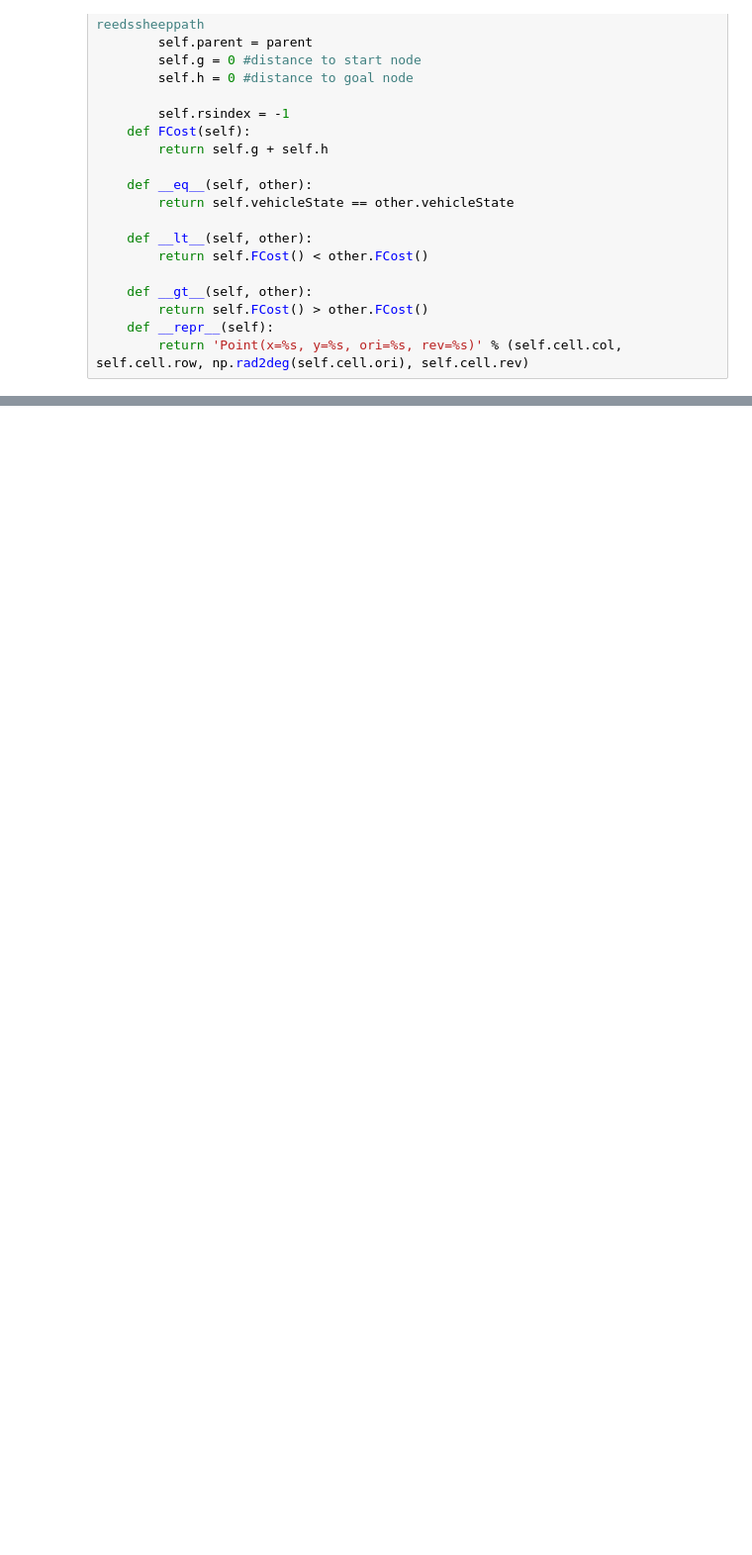
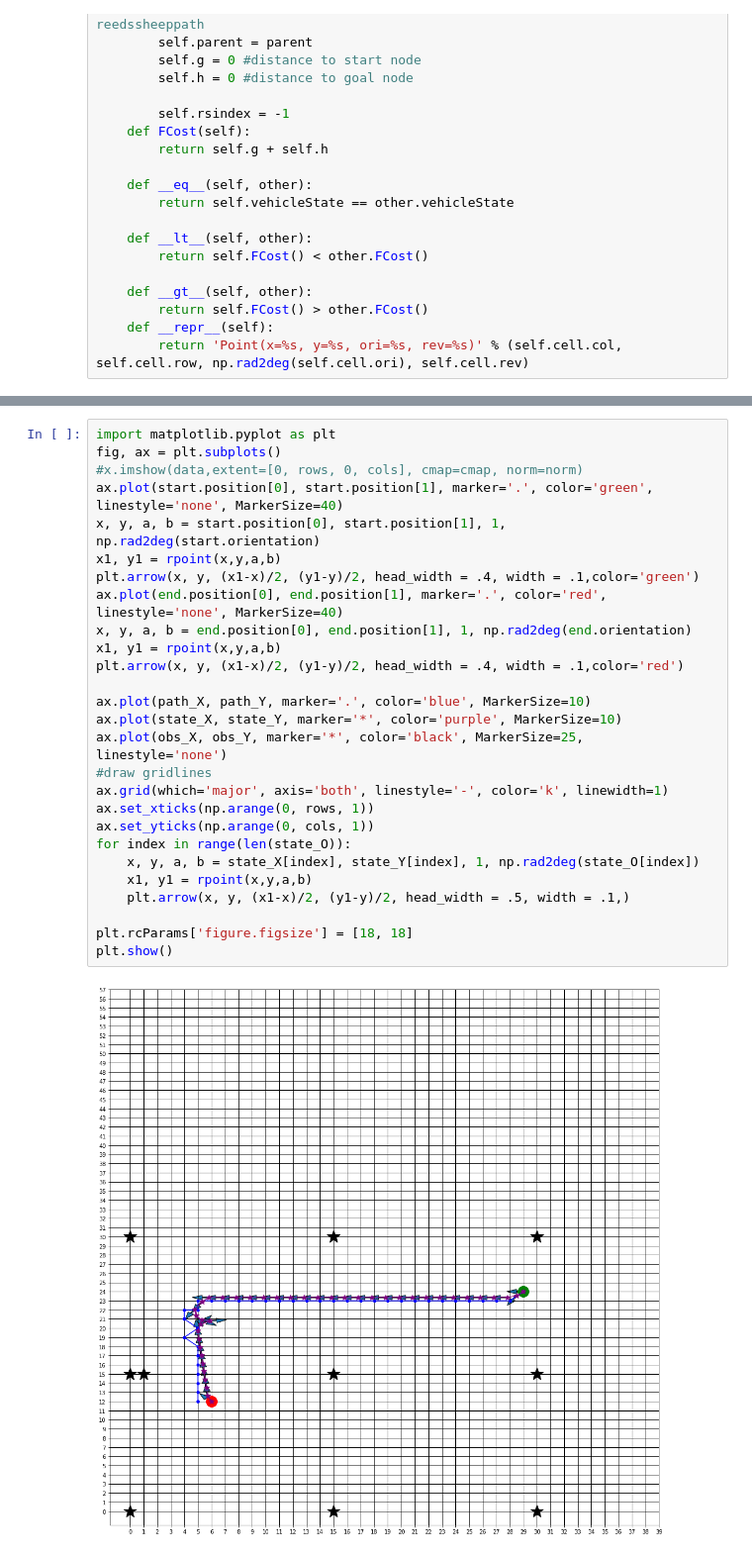
Before and after one commit to Globins/NeuralVroom, a Jupyter notebook: HybridAStar.ipynb, the cells around one changed output, grey strips where cells are left out. Shown at 99% size. Drawn from its saved outputs; the diff is of its cells as text; blank space fills up the shorter version.

```diff
--- a/HybridAStar.ipynb
+++ b/HybridAStar.ipynb
@@ -189,3 +189,32 @@ class HybridAStar:
 
         print("NO PATH FOUND")
         return self.GeneratePath(start_node)
+# %%
+import matplotlib.pyplot as plt
+fig, ax = plt.subplots()
+#x.imshow(data,extent=[0, rows, 0, cols], cmap=cmap, norm=norm)
+ax.plot(start.position[0], start.position[1], marker='.', color='green', linestyle='none', MarkerSize=40)
+x, y, a, b = start.position[0], start.position[1], 1, np.rad2deg(start.orientation)
+x1, y1 = rpoint(x,y,a,b)
+plt.arrow(x, y, (x1-x)/2, (y1-y)/2, head_width = .4, width = .1,color='green')
+ax.plot(end.position[0], end.position[1], marker='.', color='red', linestyle='none', MarkerSize=40)
+x, y, a, b = end.position[0], end.position[1], 1, np.rad2deg(end.orientation)
+x1, y1 = rpoint(x,y,a,b)
+plt.arrow(x, y, (x1-x)/2, (y1-y)/2, head_width = .4, width = .1,color='red')
+
+ax.plot(path_X, path_Y, marker='.', color='blue', MarkerSize=10)
+ax.plot(state_X, state_Y, marker='*', color='purple', MarkerSize=10)
+ax.plot(obs_X, obs_Y, marker='*', color='black', MarkerSize=25, linestyle='none')
+#draw gridlines
+ax.grid(which='major', axis='both', linestyle='-', color='k', linewidth=1)
+ax.set_xticks(np.arange(0, rows, 1))
+ax.set_yticks(np.arange(0, cols, 1))
+for index in range(len(state_O)):
+    x, y, a, b = state_X[index], state_Y[index], 1, np.rad2deg(state_O[index])
+    x1, y1 = rpoint(x,y,a,b)
+    plt.arrow(x, y, (x1-x)/2, (y1-y)/2, head_width = .5, width = .1,)
+
+plt.rcParams['figure.figsize'] = [18, 18]
+plt.show()
+# %% [output]
+[figure, added]
```
Also changed, not shown: parts of 1 cell of this notebook, 5 other files.
